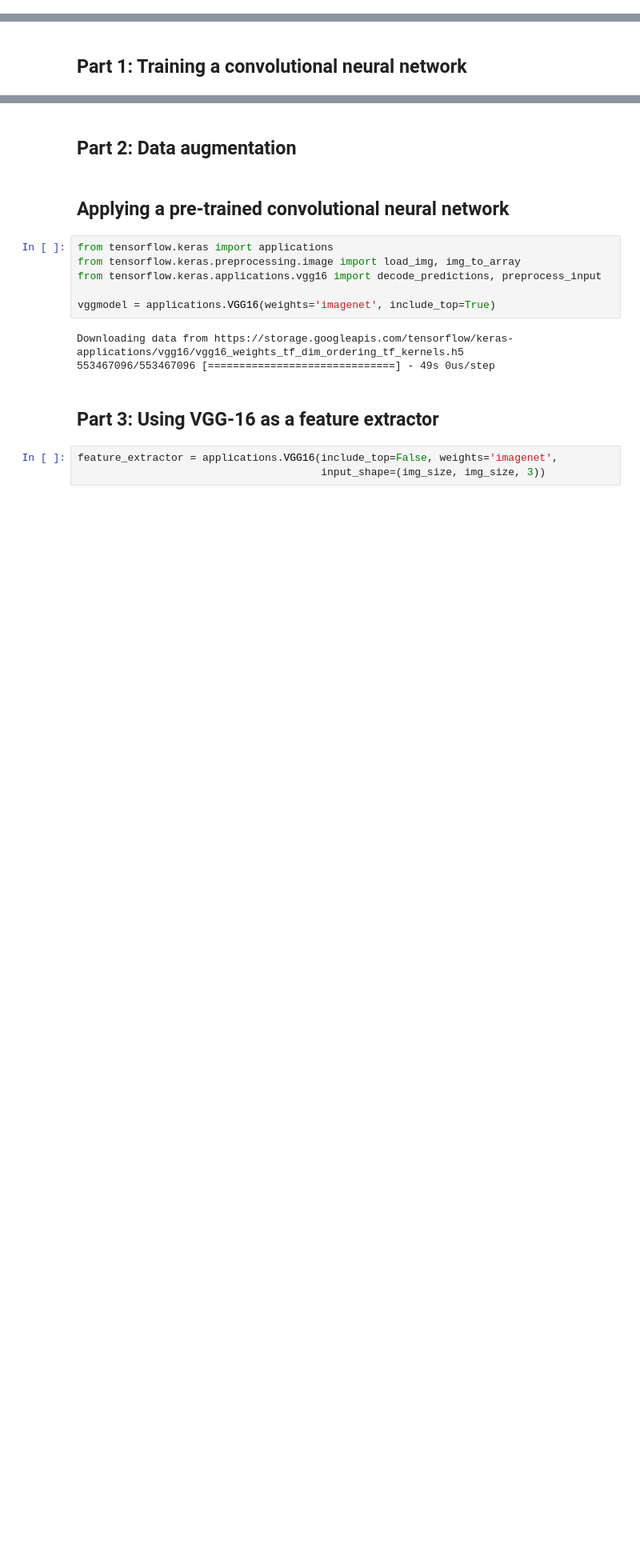
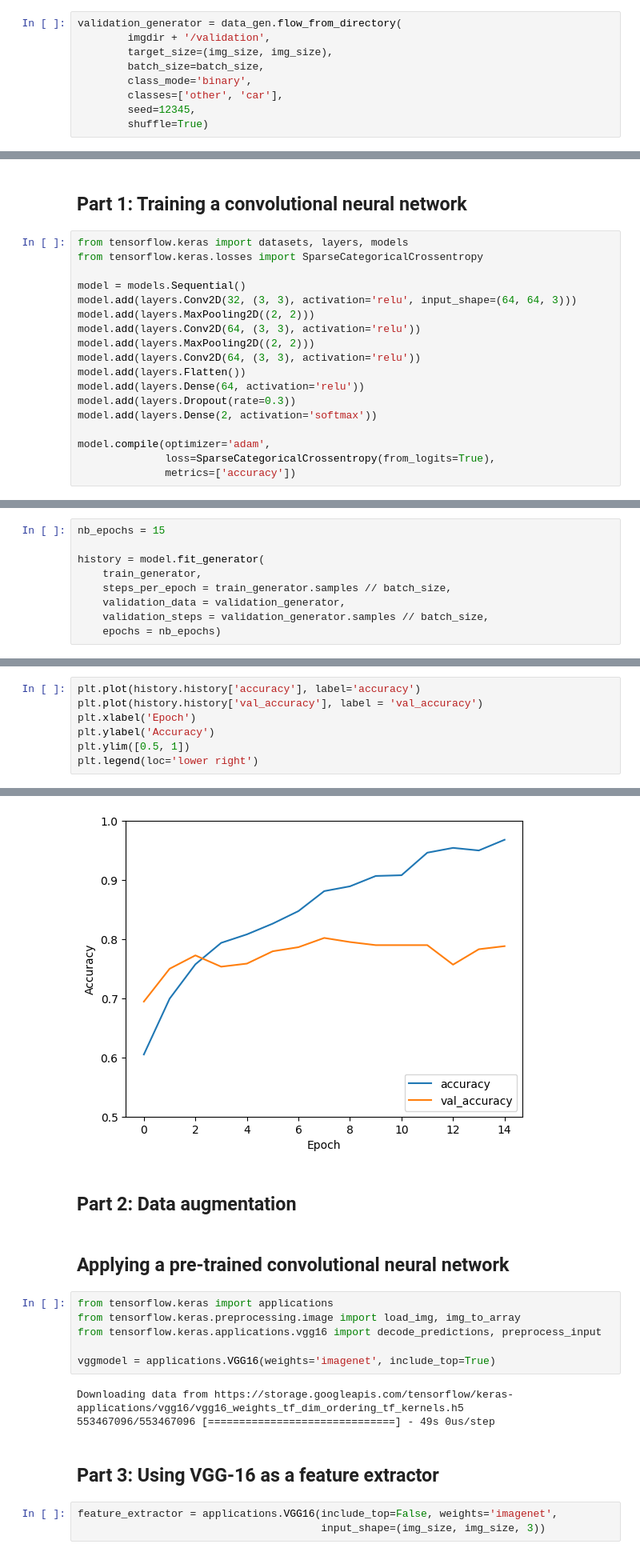
Before and after one commit to Yufu0/spotting-cars-CNN, a Jupyter notebook: PA5.ipynb, the cells around one changed output, grey strips where cells are left out. Shown at 80% size. Drawn from its saved outputs; the diff is of its cells as text; blank space fills up the shorter version.

```diff
--- a/PA5.ipynb
+++ b/PA5.ipynb
@@ -39,3 +39,12 @@ from matplotlib import pyplot as plt
 plt.imshow(Xbatch[4]);
 # %% [output]
 [figure]
+# %%
+validation_generator = data_gen.flow_from_directory(
+        imgdir + '/validation',
+        target_size=(img_size, img_size),
+        batch_size=batch_size,
+        class_mode='binary',
+        classes=['other', 'car'],
+        seed=12345,
+        shuffle=True)
@@ -42,2 +53,20 @@ plt.imshow(Xbatch[4]);
 # %% [markdown]
 ## Part 1: Training a convolutional neural network
+# %%
+from tensorflow.keras import datasets, layers, models
+from tensorflow.keras.losses import SparseCategoricalCrossentropy
+
+model = models.Sequential()
+model.add(layers.Conv2D(32, (3, 3), activation='relu', input_shape=(64, 64, 3)))
+model.add(layers.MaxPooling2D((2, 2)))
+model.add(layers.Conv2D(64, (3, 3), activation='relu'))
+model.add(layers.MaxPooling2D((2, 2)))
+model.add(layers.Conv2D(64, (3, 3), activation='relu'))
+model.add(layers.Flatten())
+model.add(layers.Dense(64, activation='relu'))
+model.add(layers.Dropout(rate=0.3))
+model.add(layers.Dense(2, activation='softmax'))
+
+model.compile(optimizer='adam',
+              loss=SparseCategoricalCrossentropy(from_logits=True),
+              metrics=['accuracy'])
@@ -43,0 +93,9 @@ plt.imshow(Xbatch[4]);
+# %%
+nb_epochs = 15
+
+history = model.fit_generator(
+    train_generator,
+    steps_per_epoch = train_generator.samples // batch_size,
+    validation_data = validation_generator,
+    validation_steps = validation_generator.samples // batch_size,
+    epochs = nb_epochs)
@@ -43,0 +121,8 @@ plt.imshow(Xbatch[4]);
+# %%
+plt.plot(history.history['accuracy'], label='accuracy')
+plt.plot(history.history['val_accuracy'], label = 'val_accuracy')
+plt.xlabel('Epoch')
+plt.ylabel('Accuracy')
+plt.ylim([0.5, 1])
+plt.legend(loc='lower right')
+# %% [output]
@@ -44,3 +130,4 @@ plt.imshow(Xbatch[4]);
+[figure, added]
 # %% [markdown]
 ## Part 2: Data augmentation
 # %% [markdown]
```
Also changed, not shown: parts of 6 cells of this notebook.
